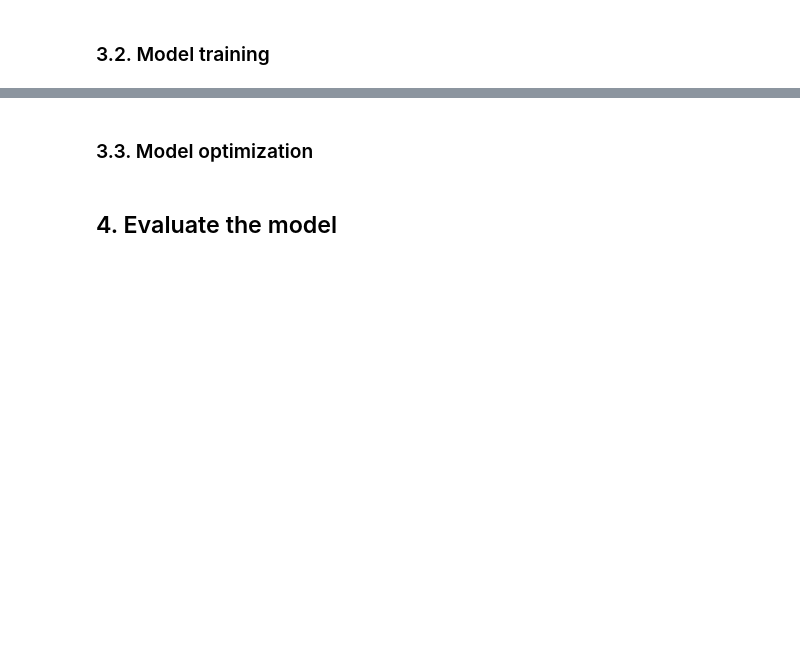
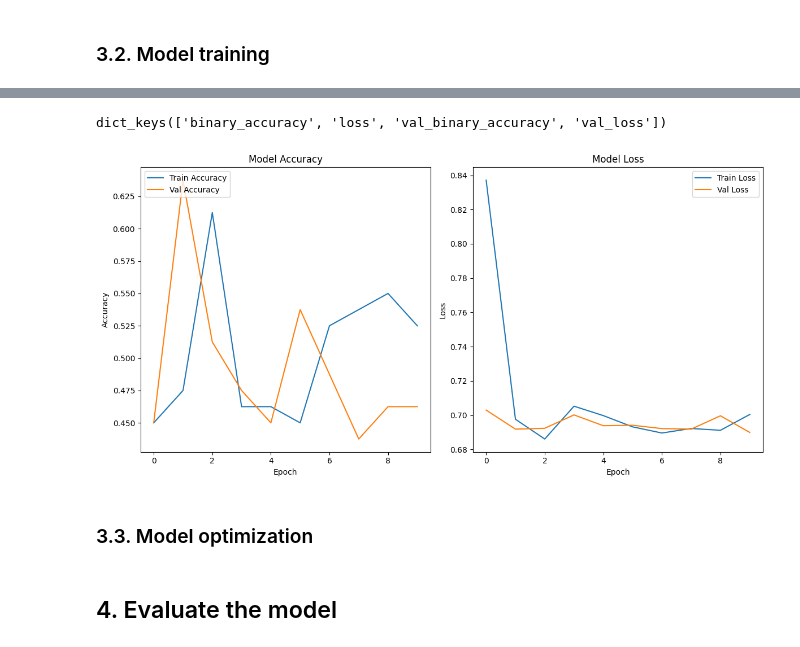
Before and after one commit to 4GeeksAcademy/aaronmatthews4-image-classification-project, a Jupyter notebook: src/mvp.ipynb, the cells around one changed output, grey strips where cells are left out. Cells and saved outputs as stored; diff of their text form; code cells hidden in the pictures; blank space fills up the shorter version.

```diff
--- a/src/mvp.ipynb
+++ b/src/mvp.ipynb
@@ -212,2 +269,35 @@ training_results=model.fit(
+# %%
+print(training_results.history.keys())
+# %% [output]
+dict_keys(['binary_accuracy', 'loss', 'val_binary_accuracy', 'val_loss'])
+# %%
+# Take a look at what information 'training_results' contains. Plot the training and validation accuracy (and binary cross-entropy if you like) over the training epoch. Is the model learning? If not, what do you think is wrong?
+
+
+import matplotlib.pyplot as plt
+
+# Plot training & validation accuracy values
+plt.figure(figsize=(12, 6))
+plt.subplot(1, 2, 1)
+plt.plot(training_results.history['binary_accuracy'], label='Train Accuracy')
+plt.plot(training_results.history['val_binary_accuracy'], label='Val Accuracy')
+plt.title('Model Accuracy')
+plt.xlabel('Epoch')
+plt.ylabel('Accuracy')
+plt.legend(loc='upper left')
+
+# Plot training & validation loss values
+plt.subplot(1, 2, 2)
+plt.plot(training_results.history['loss'], label='Train Loss')
+plt.plot(training_results.history['val_loss'], label='Val Loss')
+plt.title('Model Loss')
+plt.xlabel('Epoch')
+plt.ylabel('Loss')
+plt.legend(loc='upper right')
+
+plt.tight_layout()
+plt.show()
+# %% [output]
+[figure, added]
 # %% [markdown]
 ### 3.3. Model optimization
```
Also changed, not shown: parts of 10 cells of this notebook.
